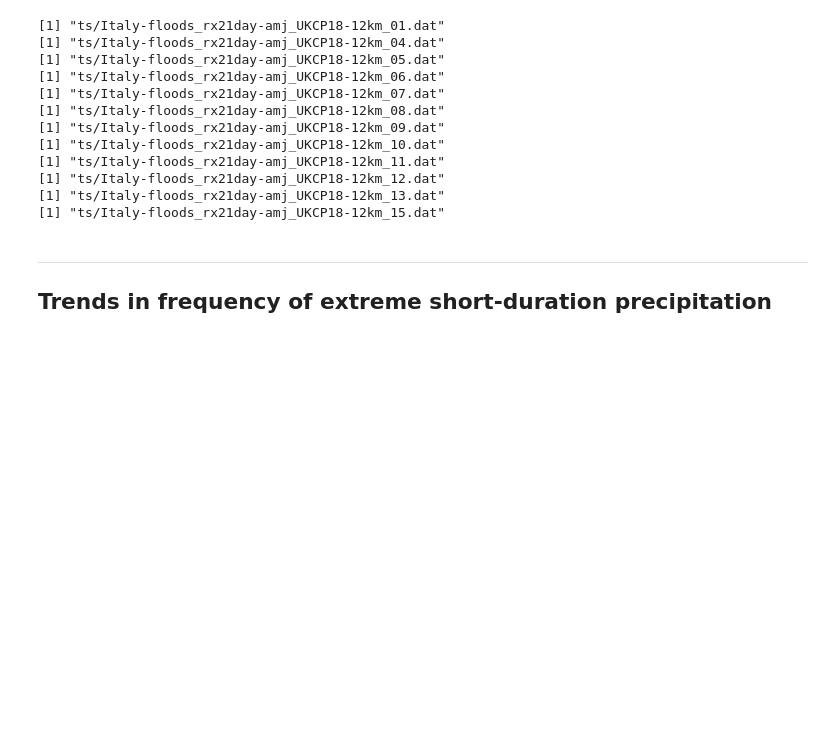
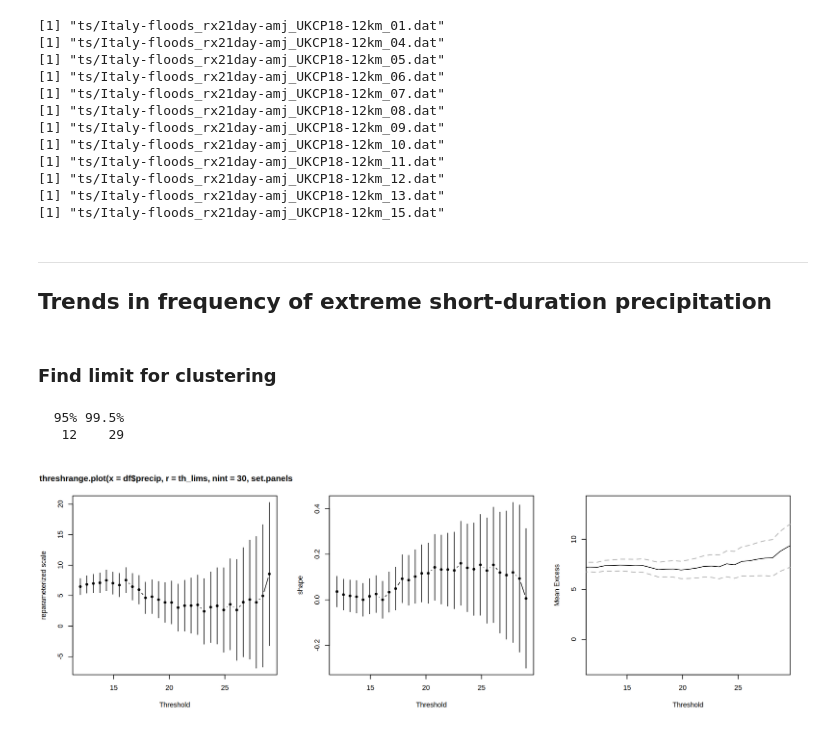
Before and after one commit to clairbarnes/wwa-archive, a Jupyter notebook: 23-04_Italy-floods/Italy-floods_0R_working.ipynb, the cells around one changed output. Cells and saved outputs as stored; diff of their text form; code cells hidden in the pictures; blank space fills up the shorter version.

```diff
--- a/23-04_Italy-floods/Italy-floods_0R_working.ipynb
+++ b/23-04_Italy-floods/Italy-floods_0R_working.ipynb
@@ -207,3 +231,28 @@ write.csv(res, "Italy-floods_ukcp18-results.csv")
 # %% [markdown]
 ---
 ## **Trends in frequency of extreme short-duration precipitation**
+# %%
+source("../methods_extRemes.r")
+
+prep_window <- function(rc = c(1,1), w = 4, h = 4) { options(repr.plot.width = rc[2]*w, repr.plot.height = rc[1]*h, repr.plot.res = 200); par(mfrow = rc, pch = 20) }
+load_ts <- function(fnm, col.names) { read.csv(fnm, comment.char = "#", sep = " ", header = F, col.names = col.names) }
+
+# load MSWEP daily time series
+df <- read.csv("data/mswep_emilia-romagna-ts.csv", sep = " ")
+df$year <- substr(df$time,1,4)
+df <- merge(df, load_ts("ts/Italy-floods_gmst-smoothed.dat", col.names = c("year", "gmst")))
+# %% [markdown]
+### **Find limit for clustering**
+# %%
+th_lims <- c(floor(quantile(df$precip, 0.95)), ceiling(quantile(df$precip, 0.995)))
+th_lims
+
+prep_window(c(1,3))
+threshrange.plot(df$precip, th_lims, nint = 30, set.panels = F)
+mrlplot(df$precip, xlim = th_lims)
+
+# looks like anything from 20-29mm should give a pretty stable estimate (roughly q98-q99)
+# %% [output]
+  95% 99.5%
+   12    29
+[figure, added]
```
Also changed, not shown: parts of 29 cells of this notebook, 3 other files.
